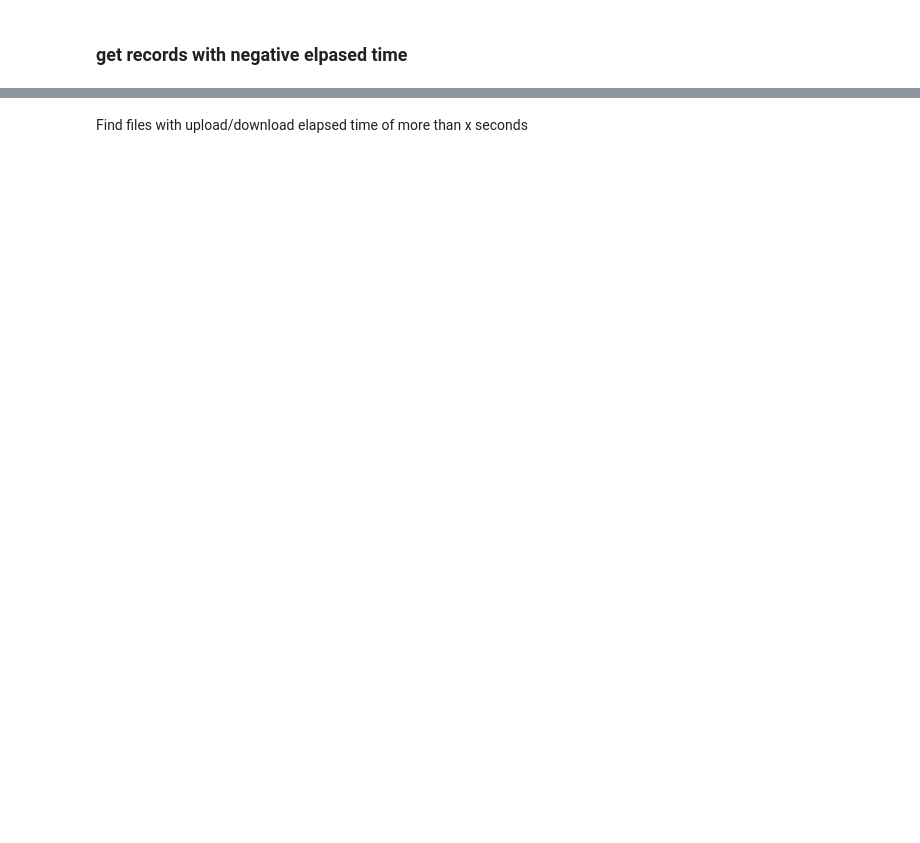
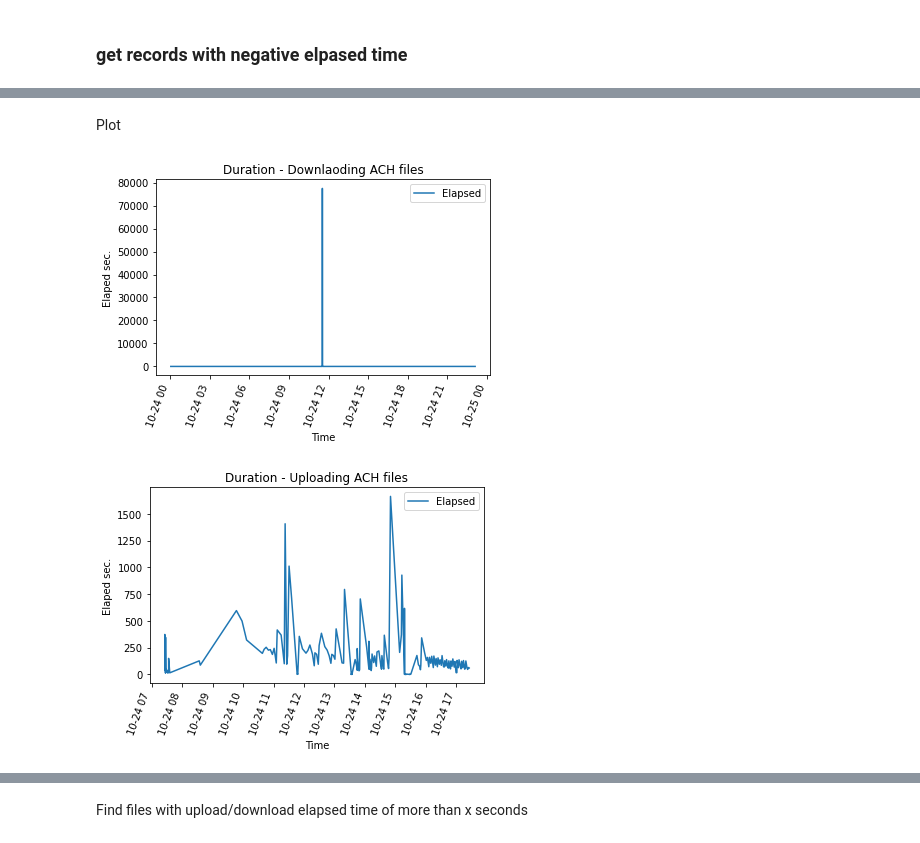
Before and after one commit to yjad/training, a Jupyter notebook: xml/ach_perf.ipynb, the cells around one changed output, grey strips where cells are left out. Drawn from its saved outputs; the diff is of its cells as text; code cells hidden in the pictures; blank space fills up the shorter version.

```diff
--- a/xml/ach_perf.ipynb
+++ b/xml/ach_perf.ipynb
@@ -240,0 +262,18 @@ x[['Time_start','elapsed', 'Action']].set_index('Time_start').plot()
+# %% [markdown]
+Plot
+# %%
+plot_date = '2021-10-24'
+x=dnld_time.loc[dnld_time['Time'].dt.date == np.datetime64(plot_date)].set_index(['Time'])# limit the plot for one day
+p1=x.loc[x['Action'] == 'Downloading'].plot(y='Elapsed')
+plt.ylabel('Elaped sec.')
+plt.xticks(rotation = 70)
+plt.title ('Duration - Downlaoding ACH files')
+plt.show()
+p2=x.loc[x['Action'] == 'Uploading'].plot(y='Elapsed')
+plt.ylabel('Elaped sec.')
+plt.xticks(rotation = 70)
+plt.title ('Duration - Uploading ACH files')
+plt.show()
+# %% [output]
+[figure, added]
+[figure, added]
```
Also changed, not shown: parts of 12 cells of this notebook.
